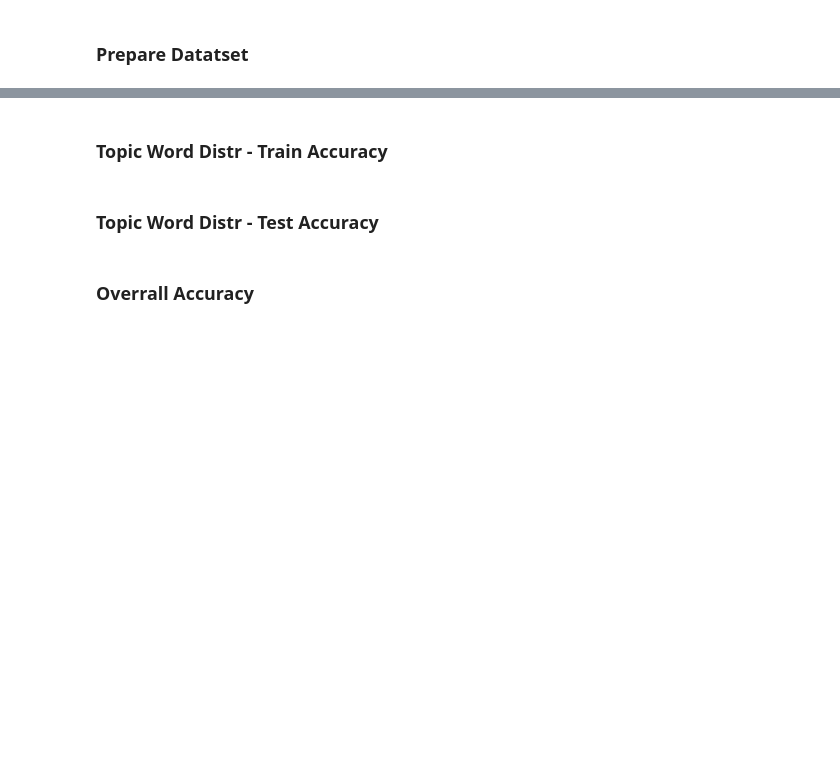
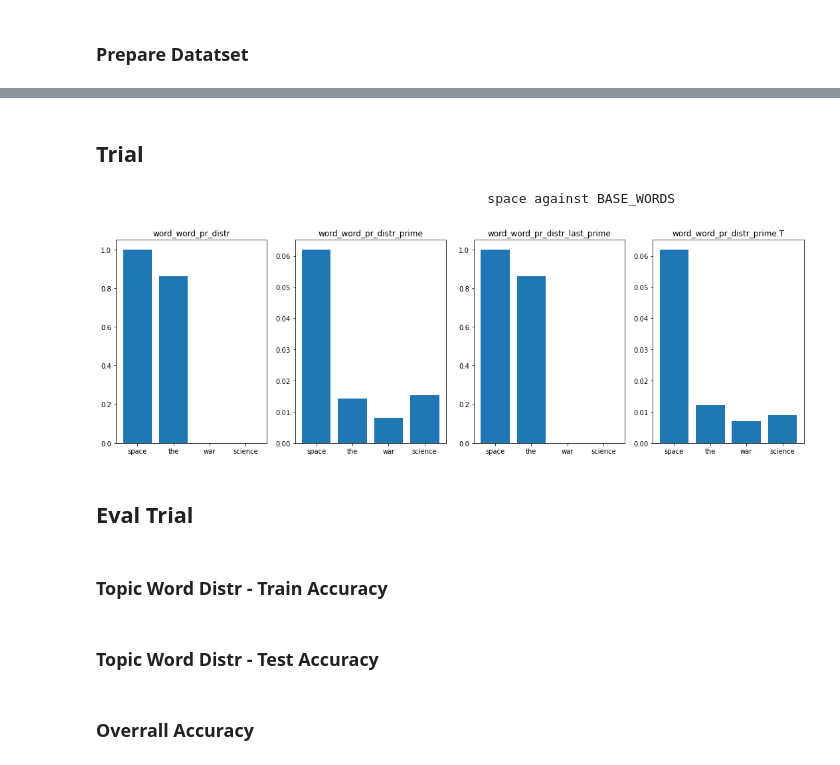
Before and after one commit to iamr0b0tx/topic_modeler, a Jupyter notebook: topic_modeler.ipynb, the cells around one changed output, grey strips where cells are left out. Drawn from its saved outputs; the diff is of its cells as text; code cells hidden in the pictures; blank space fills up the shorter version.

```diff
--- a/topic_modeler.ipynb
+++ b/topic_modeler.ipynb
@@ -208,0 +279,64 @@ plt.show()
+# %% [markdown]
+## Trial
+# %%
+use_entropy = 0
+num_of_iterations = 1
+
+word_word_pr_distr_prime = word_word_pr_distr.copy()
+word_word_pr_distr_prime /= word_word_pr_distr_prime.max().max()
+wwx = word_word_pr_distr_prime.copy()
+
+for n_iter in tqdm(range(num_of_iterations)):
+    word_word_pr_distr_last_prime = word_word_pr_distr_prime.copy()
+    word_word_pr_distr_prime = 0 * word_word_pr_distr_last_prime
+
+    if n_iter >= 0:
+        # the entropy and softma for reducing relation
+        word_word_pr_entropy = calculate_entropy(word_word_pr_distr_last_prime, axis=1)
+        word_word_pr_entropy_softmax = softmax(word_word_pr_entropy.max() - word_word_pr_entropy)
+        # word_word_pr_entropy_softmax = normalize(np.reshape(word_word_pr_entropy.max() - word_word_pr_entropy, (1, -1))).flatten()
+        word_word_pr_entropy_softmax = (use_entropy * word_word_pr_entropy_softmax) + int(not use_entropy)
+
+    for word in tqdm(vocabulary):
+        denom = 0
+
+        indices = (wwx[word] > 0)
+        xv = word_word_pr_distr_last_prime[word][indices]
+        wwpes = word_word_pr_entropy_softmax[indices]
+
+        for index, (wordx, word_pr) in enumerate(xv.iteritems()):
+            gamma = word_pr * wwpes[index]
+            denom += gamma
+            word_word_pr_distr_prime[word] += gamma * word_word_pr_distr_last_prime[wordx]
+
+        word_word_pr_distr_prime[word] /= denom
+    word_word_pr_distr_prime /= word_word_pr_distr_prime.max().max()
+
+    word = "space"
+    base_words = [word, "the", "war", "science"]
+
+    fig = plt.figure(figsize=(15, 5), tight_layout=True)
+    ax11 = fig.add_subplot(141)
+    ax12 = fig.add_subplot(142)
+    ax13 = fig.add_subplot(143)
+    ax14 = fig.add_subplot(144)
+
+    print(f'{" "*50}{word} against BASE_WORDS')
+    ax11.set_title("word_word_pr_distr")
+    ax11.bar(base_words, word_word_pr_distr.loc[word][base_words])
+
+    ax12.set_title("word_word_pr_distr_prime")
+    ax12.bar(base_words, word_word_pr_distr_prime.loc[word][base_words])
+
+    ax13.set_title("word_word_pr_distr_last_prime")
+    ax13.bar(base_words, word_word_pr_distr_last_prime.loc[word][base_words])
+
+    ax14.set_title("word_word_pr_distr_prime.T")
+    ax14.bar(base_words, word_word_pr_distr_prime[word][base_words])
+
+    plt.show()
+# %% [output]
+                                                  space against BASE_WORDS
+[figure, added]
+# %% [markdown]
+## Eval Trial
```
Also changed, not shown: parts of 38 cells of this notebook.
